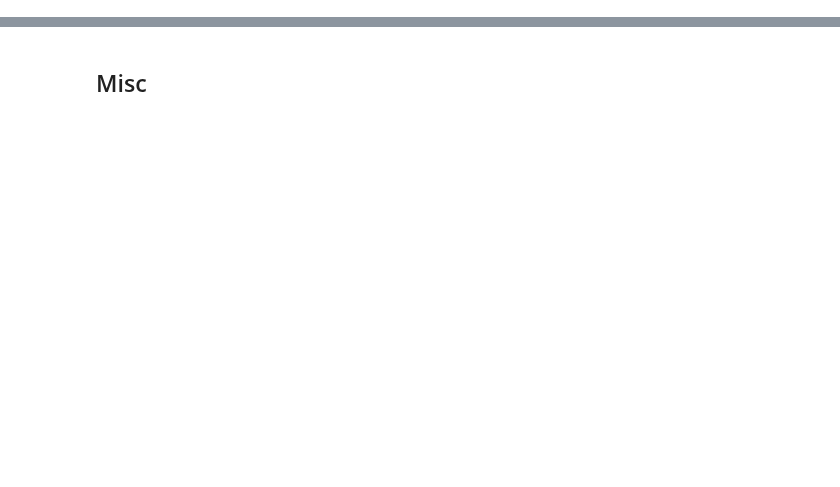
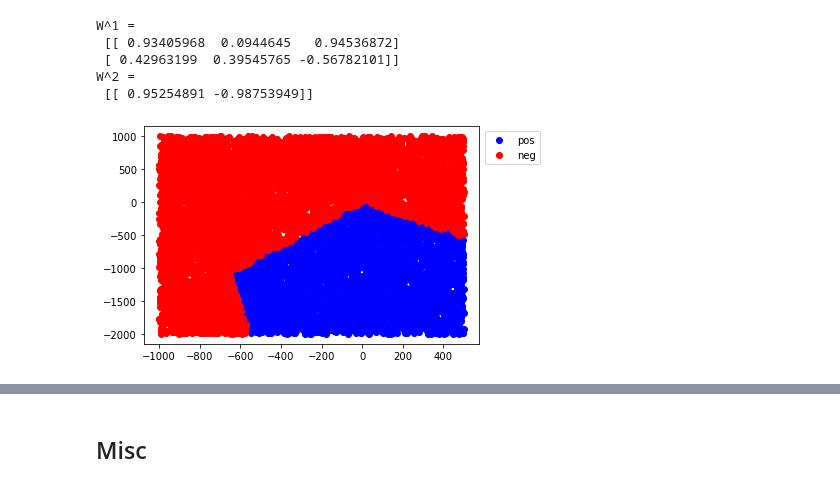
Before and after one commit to kevinnowland/kevinnowland.github.io, a Jupyter notebook: code/_notebooks/SimpleNeuronNet.ipynb, the cells around one changed output, grey strips where cells are left out. Saved outputs shown, nothing was run; the diff lists cells and outputs as text; code cells hidden in the pictures; blank space fills up the shorter version.

```diff
--- a/code/_notebooks/SimpleNeuronNet.ipynb
+++ b/code/_notebooks/SimpleNeuronNet.ipynb
@@ -152,16 +158,20 @@ Let's set up this simple neural network and see what it can do.
 class SimpleNN():
     """neural network with 1 hidden layer and 2 neurons
 
-    This class assumes that sigma works on vectors"""
+    This class assumes that sigma at each
+    layer works on vectors of the appropriate size"""
 
     def __init__(self, w, sigma):
         self.w = w
         self.sigma = sigma
 
     def output(self, x):
-        """ we assume that x already has 1 appended to it"""
-        o_1 = self.sigma(np.inner(self.w[0], x))
-        return self.sigma(np.inner(self.w[1], o_1))
+        """ we assume that the row vector x already has 1 appended to it"""
+        if type(x) == list:
+            x = np.array(x)
+
+        o_1 = self.sigma[0](np.matmul(self.w[0], x.transpose()))
+        return self.sigma[1](np.matmul(self.w[1], o_1)).transpose()
 
 def sigmoid(x):
     return 1.0/(1 + np.exp(-x))
@@ -179,0 +201,43 @@ snn.output(np.array([2, 4, 1]))
+# %%
+# instantiate neural network
+np.random.seed(4)
+
+w = [
+    np.random.uniform(-1, 1, (2, 3))
+    ,np.random.uniform(-1, 1, (1,2))
+]
+
+print('W^1 = \n', w[0])
+print('W^2 = \n', w[1])
+
+snn = SimpleNN(w, [sigmoid, np.sign])
+
+# generate random points
+test_data = np.ones((10000, 3))
+
+test_data[:,0] = np.random.uniform(-1000, 500, 10000)
+test_data[:,1] = np.random.uniform(-2000, 1000, 10000)
+
+# predict
+output = snn.output(test_data)
+
+# plot
+df = pd.DataFrame({
+    'x_1': test_data[:,0]
+    ,'x_2': test_data[:,1]
+    ,'y': output.flatten()
+})
+
+c = df.y == 1
+
+plt.plot(df[c].x_1, df[c].x_2, 'bo', label='pos')
+plt.plot(df[~c].x_1, df[~c].x_2, 'ro', label='neg')
+plt.legend(loc='upper center', bbox_to_anchor=(1.1, 1))
+plt.show()
+# %% [output]
+W^1 =
+ [[ 0.93405968  0.0944645   0.94536872]
+ [ 0.42963199  0.39545765 -0.56782101]]
+W^2 =
+ [[ 0.95254891 -0.98753949]]
+[figure, added]
```
Also changed, not shown: parts of 17 cells of this notebook.
